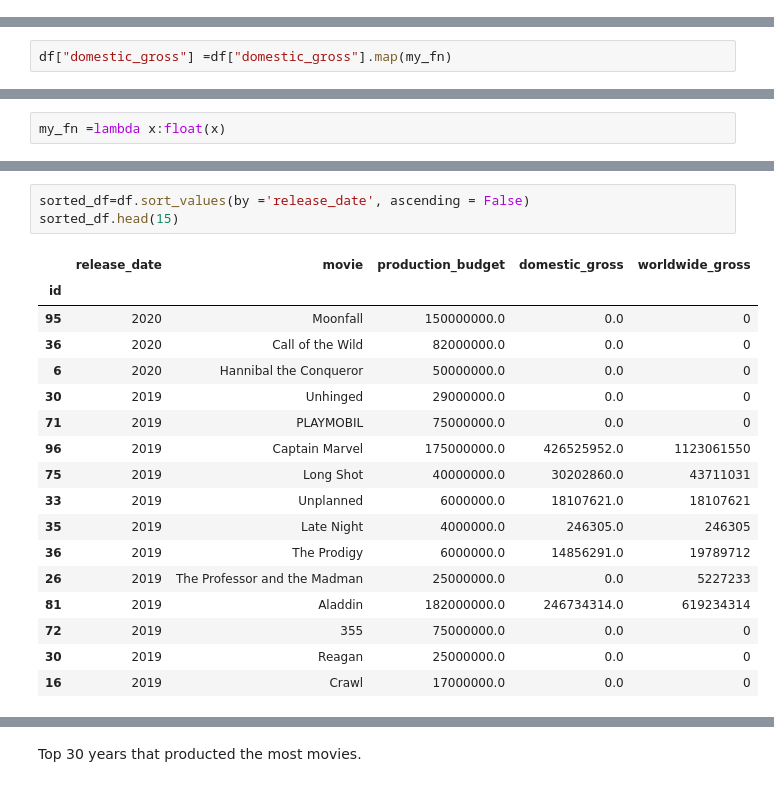
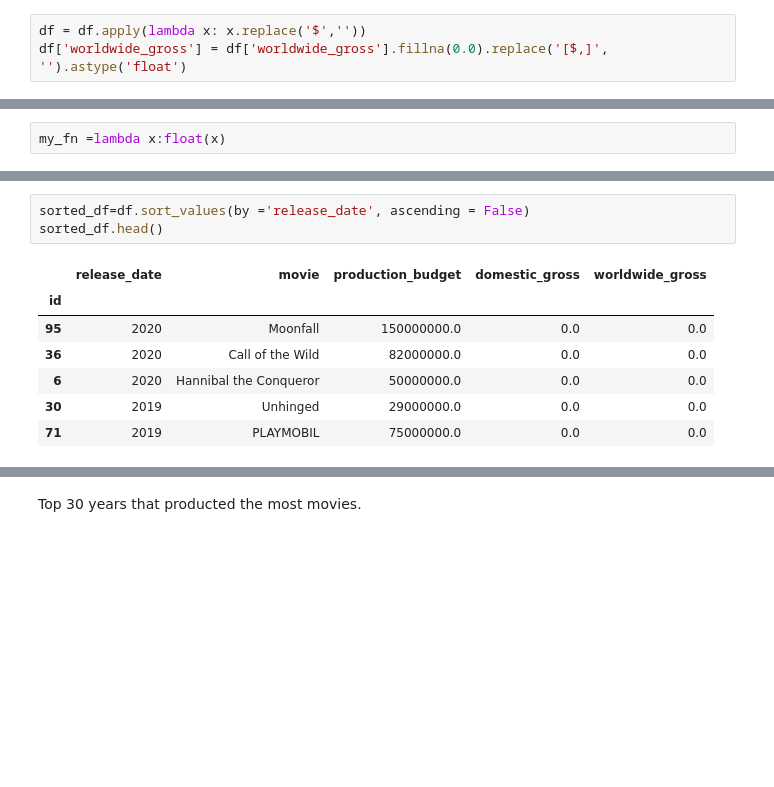
Before and after one commit to mehince/group-1-capstone, a Jupyter notebook: student.ipynb, the cells around one changed output, grey strips where cells are left out. Drawn from its saved outputs; the diff is of its cells as text; blank space fills up the shorter version.

```diff
--- a/student.ipynb
+++ b/student.ipynb
@@ -82,6 +84,9 @@ df['production_budget'] = df['production_budget'].str.replace('$', '')
 # %%
 df = df.apply(lambda x: x.replace('$',''))
 df['production_budget'] = df['production_budget'].fillna(0.0).replace('[$,]', '').astype('float')
+# %%
+df = df.apply(lambda x: x.replace('$',''))
+df['worldwide_gross'] = df['worldwide_gross'].fillna(0.0).replace('[$,]', '').astype('float')
 # %%
 df['worldwide_gross'] = df['worldwide_gross'].str.replace(',', '')
 df['worldwide_gross'] = df['worldwide_gross'].str.replace('$', '')
@@ -109,4 +108,2 @@ sorted_df.head(15)
 # %%
 my_fn =lambda x:float(x.replace(',',''))
-# %%
-df["domestic_gross"] =df["domestic_gross"].map(my_fn)
@@ -199,21 +159,11 @@ df.head()
 # %%
 sorted_df=df.sort_values(by ='release_date', ascending = False)
-sorted_df.head(15)
+sorted_df.head()
 # %% [output]
 |  | release_date | movie | production_budget | domestic_gross | worldwide_gross |
 | id |  |  |  |  |  |
-| 95 | 2020 | Moonfall | 150000000.0 | 0.0 | 0 |
-| 36 | 2020 | Call of the Wild | 82000000.0 | 0.0 | 0 |
-| 6 | 2020 | Hannibal the Conqueror | 50000000.0 | 0.0 | 0 |
-| 30 | 2019 | Unhinged | 29000000.0 | 0.0 | 0 |
-| 71 | 2019 | PLAYMOBIL | 75000000.0 | 0.0 | 0 |
-| 96 | 2019 | Captain Marvel | 175000000.0 | 426525952.0 | 1123061550 |
-| 75 | 2019 | Long Shot | 40000000.0 | 30202860.0 | 43711031 |
-| 33 | 2019 | Unplanned | 6000000.0 | 18107621.0 | 18107621 |
-| 35 | 2019 | Late Night | 4000000.0 | 246305.0 | 246305 |
-| 36 | 2019 | The Prodigy | 6000000.0 | 14856291.0 | 19789712 |
-| 26 | 2019 | The Professor and the Madman | 25000000.0 | 0.0 | 5227233 |
-| 81 | 2019 | Aladdin | 182000000.0 | 246734314.0 | 619234314 |
-| 72 | 2019 | 355 | 75000000.0 | 0.0 | 0 |
-| 30 | 2019 | Reagan | 25000000.0 | 0.0 | 0 |
-| 16 | 2019 | Crawl | 17000000.0 | 0.0 | 0 |
+| 95 | 2020 | Moonfall | 150000000.0 | 0.0 | 0.0 |
+| 36 | 2020 | Call of the Wild | 82000000.0 | 0.0 | 0.0 |
+| 6 | 2020 | Hannibal the Conqueror | 50000000.0 | 0.0 | 0.0 |
+| 30 | 2019 | Unhinged | 29000000.0 | 0.0 | 0.0 |
+| 71 | 2019 | PLAYMOBIL | 75000000.0 | 0.0 | 0.0 |
```
Also changed, not shown: parts of 27 cells of this notebook.
